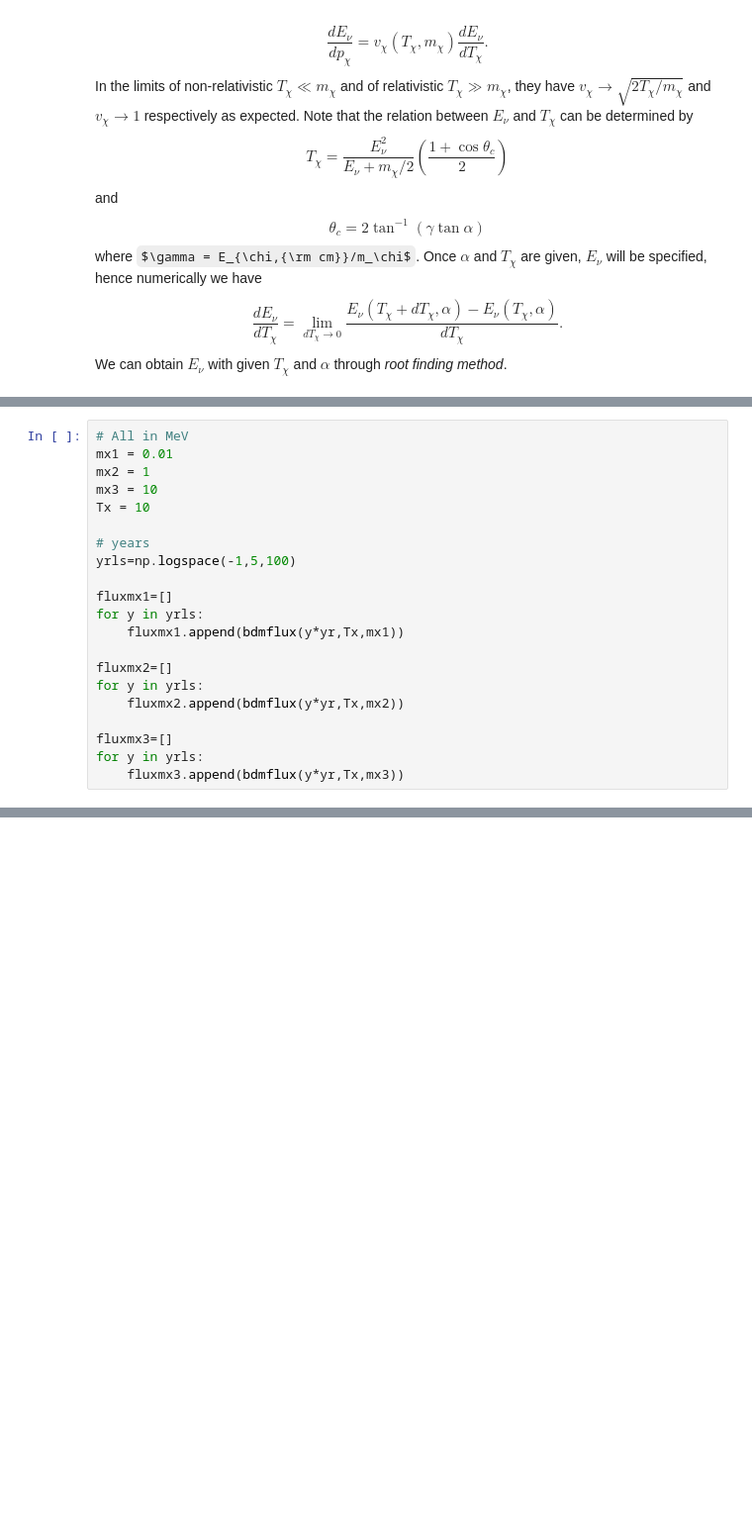
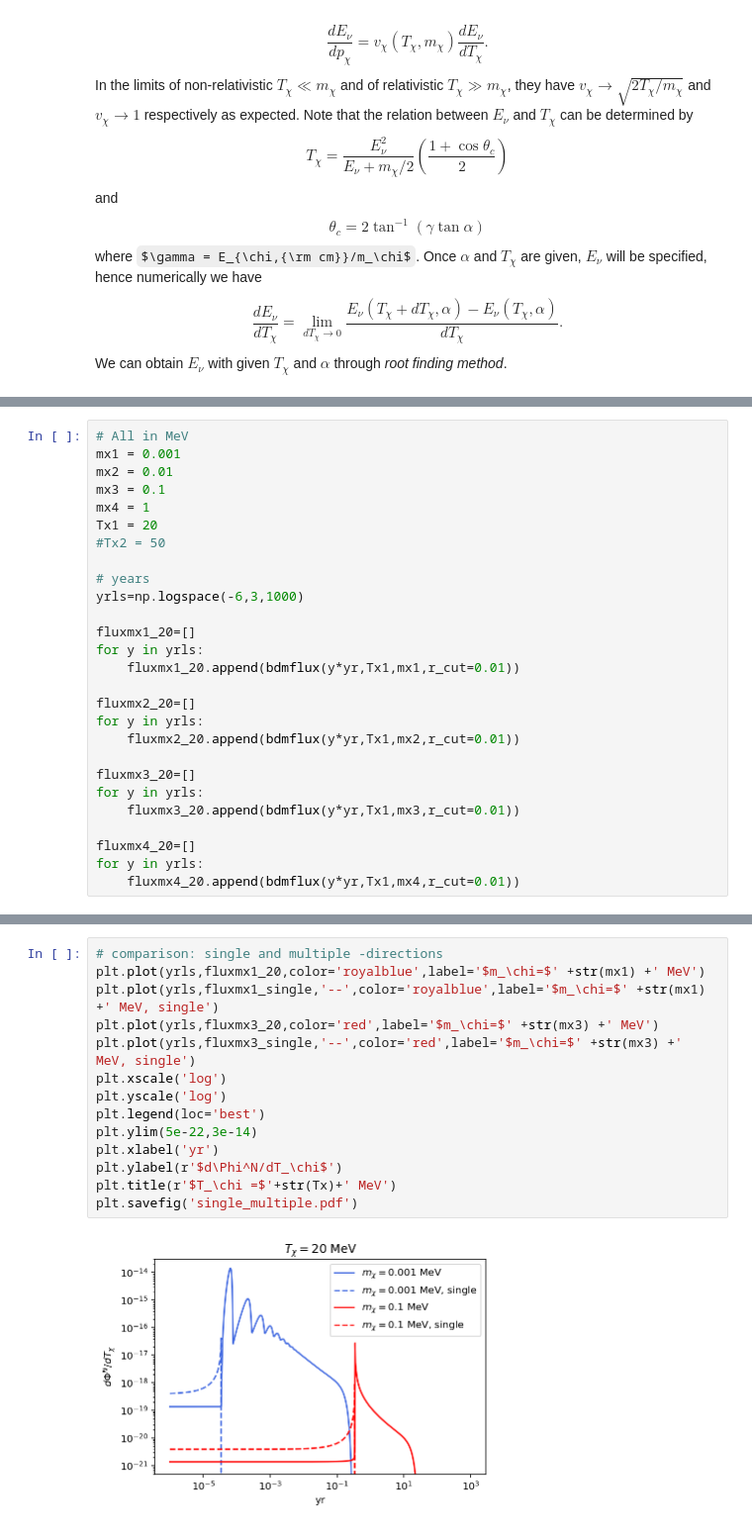
Before and after one commit to yenhsunlin/SNnuBDM, a Jupyter notebook: bdm_flux.ipynb, the cells around one changed output, grey strips where cells are left out. Shown at 99% size. Saved outputs shown, nothing was run; the diff lists cells and outputs as text; some formulas as TeX source; blank space fills up the shorter version.

```diff
--- a/bdm_flux.ipynb
+++ b/bdm_flux.ipynb
@@ -511,22 +456,28 @@ def bdmflux(t,Tx,mx,tau=10,sigxv=1e-45,rho=184,rs=24.42,Lv=Lv,R=8.5,method='quad
 # %%
 # All in MeV
-mx1 = 0.01
-mx2 = 1
-mx3 = 10
-Tx = 10
+mx1 = 0.001
+mx2 = 0.01
+mx3 = 0.1
+mx4 = 1
+Tx1 = 20
+#Tx2 = 50
 
 # years
-yrls=np.logspace(-1,5,100)
+yrls=np.logspace(-6,3,1000)
 
-fluxmx1=[]
+fluxmx1_20=[]
 for y in yrls:
-    fluxmx1.append(bdmflux(y*yr,Tx,mx1))
+    fluxmx1_20.append(bdmflux(y*yr,Tx1,mx1,r_cut=0.01))
 
-fluxmx2=[]
+fluxmx2_20=[]
 for y in yrls:
-    fluxmx2.append(bdmflux(y*yr,Tx,mx2))
+    fluxmx2_20.append(bdmflux(y*yr,Tx1,mx2,r_cut=0.01))
 
-fluxmx3=[]
+fluxmx3_20=[]
 for y in yrls:
-    fluxmx3.append(bdmflux(y*yr,Tx,mx3))
+    fluxmx3_20.append(bdmflux(y*yr,Tx1,mx3,r_cut=0.01))
+
+fluxmx4_20=[]
+for y in yrls:
+    fluxmx4_20.append(bdmflux(y*yr,Tx1,mx4,r_cut=0.01))
 # %%
@@ -591,0 +601,16 @@ plt.show()
+# %%
+# comparison: single and multiple -directions
+plt.plot(yrls,fluxmx1_20,color='royalblue',label='$m_\chi=$' +str(mx1) +' MeV')
+plt.plot(yrls,fluxmx1_single,'--',color='royalblue',label='$m_\chi=$' +str(mx1) +' MeV, single')
+plt.plot(yrls,fluxmx3_20,color='red',label='$m_\chi=$' +str(mx3) +' MeV')
+plt.plot(yrls,fluxmx3_single,'--',color='red',label='$m_\chi=$' +str(mx3) +' MeV, single')
+plt.xscale('log')
+plt.yscale('log')
+plt.legend(loc='best')
+plt.ylim(5e-22,3e-14)
+plt.xlabel('yr')
+plt.ylabel(r'$d\Phi^N/dT_\chi$')
+plt.title(r'$T_\chi =$'+str(Tx)+' MeV')
+plt.savefig('single_multiple.pdf')
+# %% [output]
+[figure, added]
```
Also changed, not shown: parts of 23 cells of this notebook.
